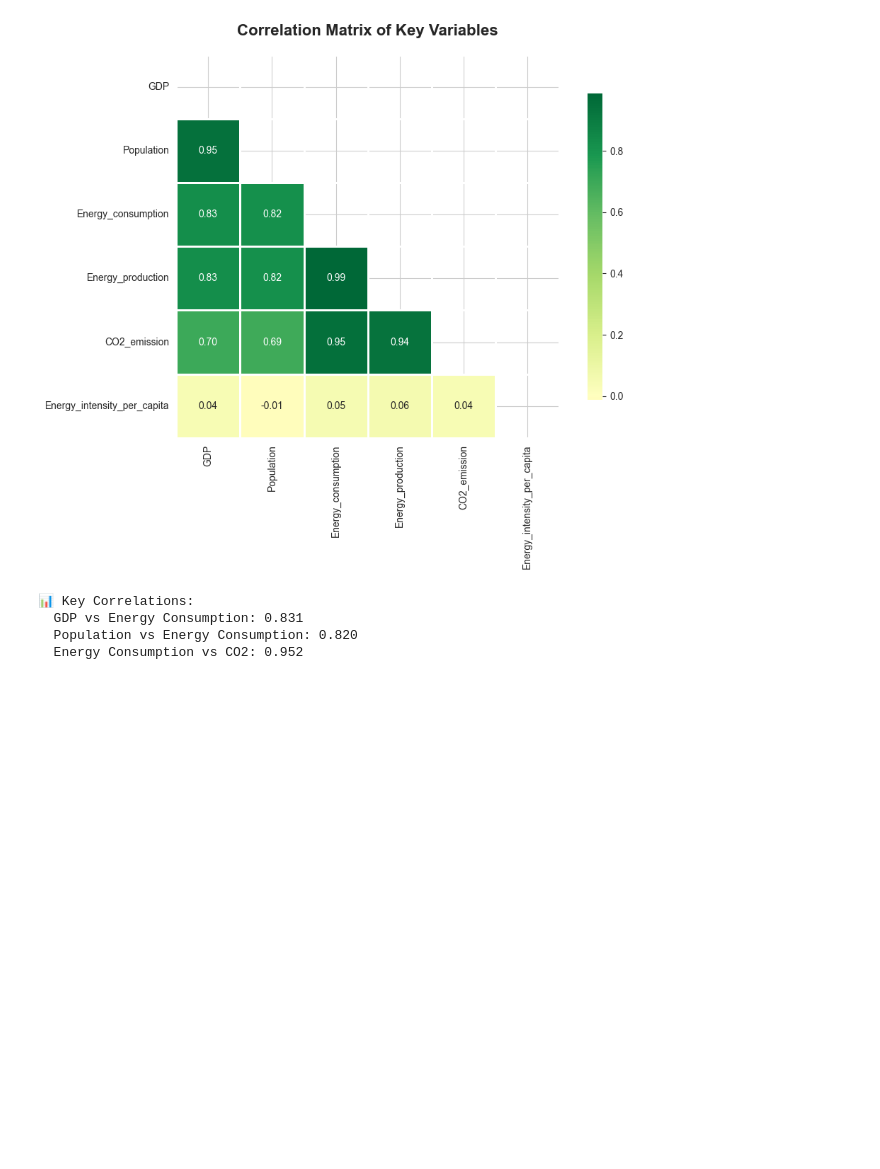
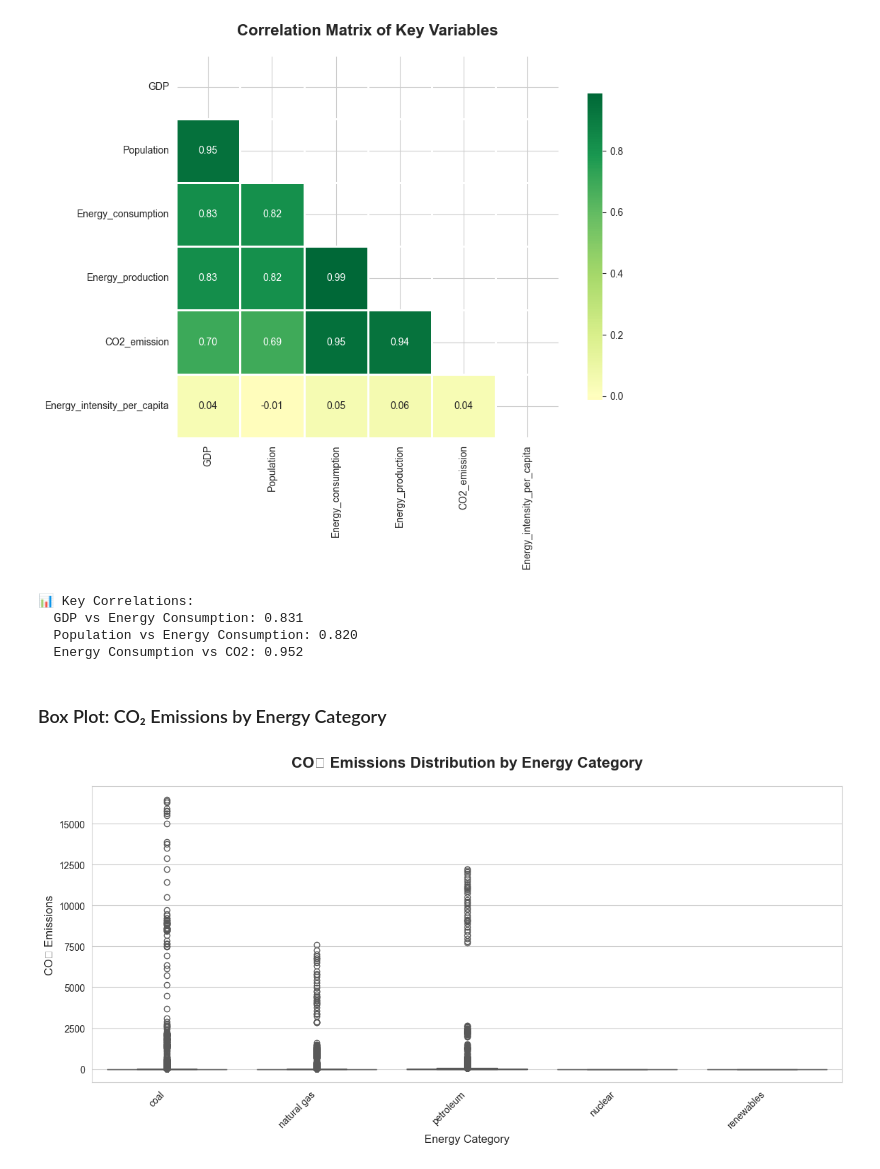
Before and after one commit to enjoy15/Energy-Consumption-CO2-Emissions-Analysis, a Jupyter notebook: jupyter_notebooks/03_data_visualisation_eda.ipynb, the cells around one changed output. Drawn from its saved outputs; the diff is of its cells as text; code cells hidden in the pictures; blank space fills up the shorter version.

Commit message:
Add CO₂ Emissions by Energy Category Box Plot

```diff
--- a/jupyter_notebooks/03_data_visualisation_eda.ipynb
+++ b/jupyter_notebooks/03_data_visualisation_eda.ipynb
@@ -196,3 +196,15 @@ print(f"  Energy Consumption vs CO2: {corr_matrix.loc['Energy_consumption', 'CO2
   GDP vs Energy Consumption: 0.831
   Population vs Energy Consumption: 0.820
   Energy Consumption vs CO2: 0.952
+# %% [markdown]
+### Box Plot: CO₂ Emissions by Energy Category
+# %%
+plt.figure(figsize=(12, 6))
+sns.boxplot(data=df, x='Energy_category', y='CO2_emission', palette='Set2')
+plt.title('CO₂ Emissions Distribution by Energy Category', fontsize=16, fontweight='bold', pad=20)
+plt.xlabel('Energy Category', fontsize=12)
+plt.ylabel('CO₂ Emissions', fontsize=12)
+plt.xticks(rotation=45, ha='right')
+plt.tight_layout()
+# %% [output]
+[figure, added]
```
